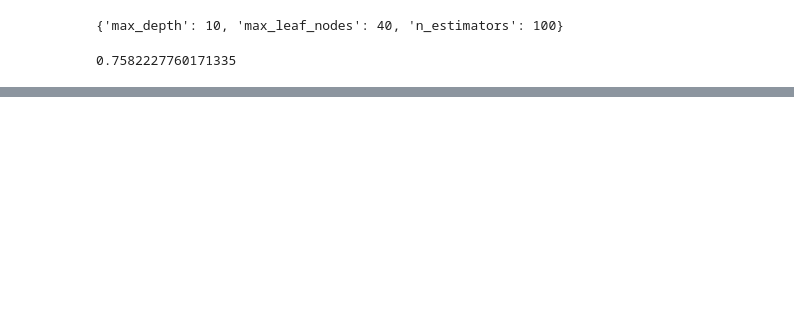
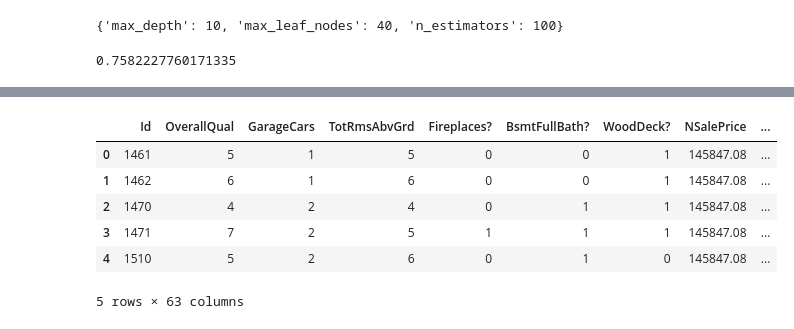
Before and after one commit to FelipeAvila2/ML-House-prices-Advanced-Regression, a Jupyter notebook: main.ipynb, the cells around one changed output, grey strips where cells are left out. Drawn from its saved outputs; the diff is of its cells as text; code cells hidden in the pictures; blank space fills up the shorter version.

```diff
--- a/main.ipynb
+++ b/main.ipynb
@@ -860,0 +1067,14 @@ grid_search.best_score_
+# %%
+new_categoricalfeat_dummies = pd.get_dummies(data=new_categoricalfeat, columns=['Neighborhood', 'HouseStyle', 'MasVnrType', 'Foundation', 'KitchenQual', 'Functional', 'SaleCondition'])
+# %%
+new_data_eng = pd.merge(left=new_numericalfeat, right=new_categoricalfeat_dummies, on='Id')
+# %%
+new_data_eng.head()
+# %% [output]
+|  | Id | OverallQual | GarageCars | TotRmsAbvGrd | Fireplaces? | BsmtFullBath? | WoodDeck? | NSalePrice | ... |
+| 0 | 1461 | 5 | 1 | 5 | 0 | 0 | 1 | 145847.08 | ... |
+| 1 | 1462 | 6 | 1 | 6 | 0 | 0 | 1 | 145847.08 | ... |
+| 2 | 1470 | 4 | 2 | 4 | 0 | 1 | 1 | 145847.08 | ... |
+| 3 | 1471 | 7 | 2 | 5 | 1 | 1 | 1 | 145847.08 | ... |
+| 4 | 1510 | 5 | 2 | 6 | 0 | 1 | 0 | 145847.08 | ... |
+5 rows × 63 columns
```
Also changed, not shown: parts of 47 cells of this notebook.
